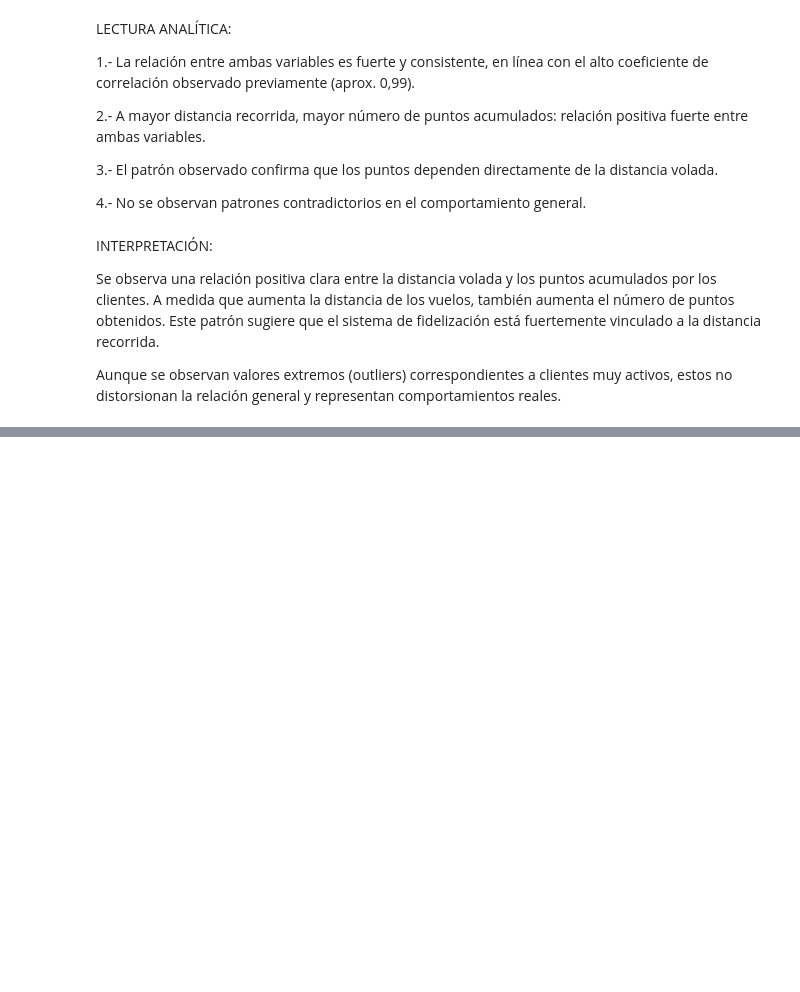
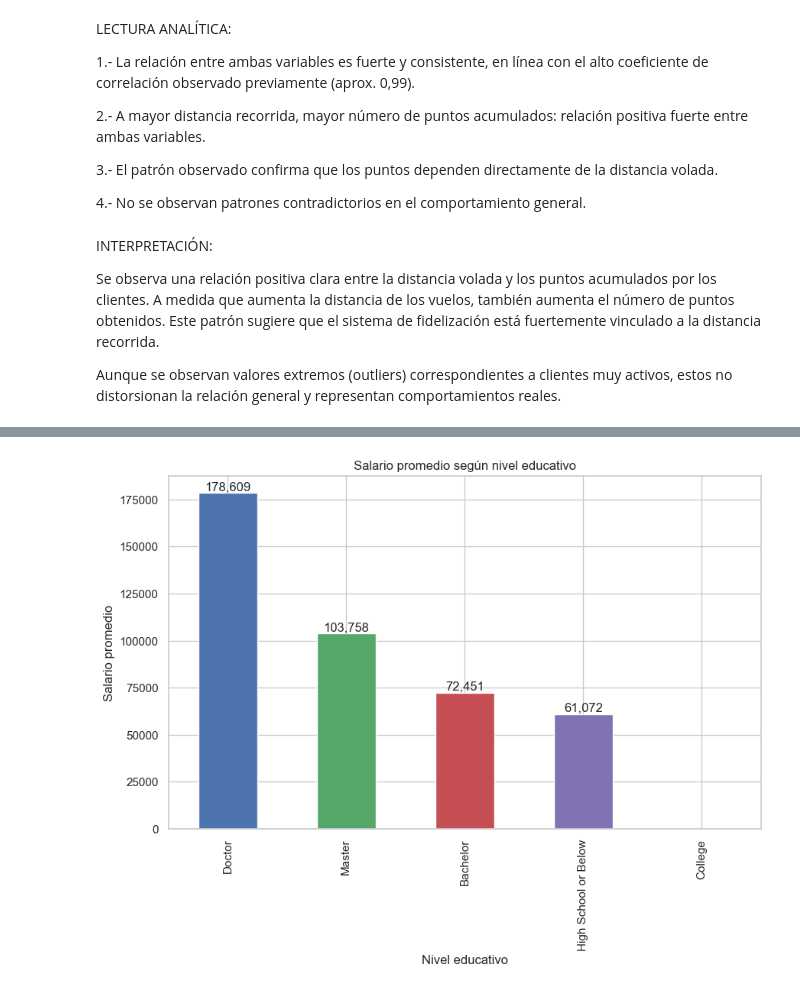
Before and after one commit to Adalab/bda-modulo-3-evaluacion-final-MatiC-hub-1, a Jupyter notebook: notebooks/resolucion_final.ipynb, the cells around one changed output, grey strips where cells are left out. Drawn from its saved outputs; the diff is of its cells as text; code cells hidden in the pictures; blank space fills up the shorter version.

```diff
--- a/notebooks/resolucion_final.ipynb
+++ b/notebooks/resolucion_final.ipynb
@@ -1172,0 +1295,11 @@ Aunque se observan valores extremos (outliers) correspondientes a clientes muy a
+# %%
+# Preparación de los datos: Cálculo del salario medio por nivel educativo
+salary_by_education = (
+    df_merged
+    .groupby("Education")["Salary"]
+    .mean()
+    .sort_values(ascending=False)
+    .round(2)
+)
+
+salary_by_education
@@ -1172,0 +1314,22 @@ Aunque se observan valores extremos (outliers) correspondientes a clientes muy a
+# %%
+# Visualización (GRÁFICO DE BARRAS CON MEDIAS con etiquetas de salario)
+
+colors = ["#4C72B0", "#55A868", "#C44E52", "#8172B3", "#CCB974"]
+
+plt.figure(figsize=(10, 6))
+ax = salary_by_education.plot(
+    kind="bar",
+    color=colors
+)
+
+plt.xlabel("Nivel educativo")
+plt.ylabel("Salario promedio")
+plt.title("Salario promedio según nivel educativo")
+
+for i, value in enumerate(salary_by_education):
+    ax.text(i, value, f"{value:,.0f}", ha="center", va="bottom")
+
+plt.savefig("../outputs/salario_promedio_por_educacion.png", bbox_inches="tight")
+plt.show()
+# %% [output]
+[figure, added]
```
Also changed, not shown: parts of 42 cells of this notebook, 5 other files.
